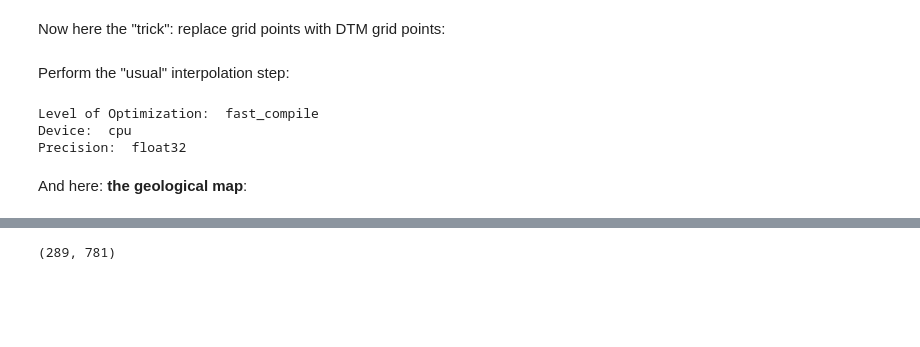
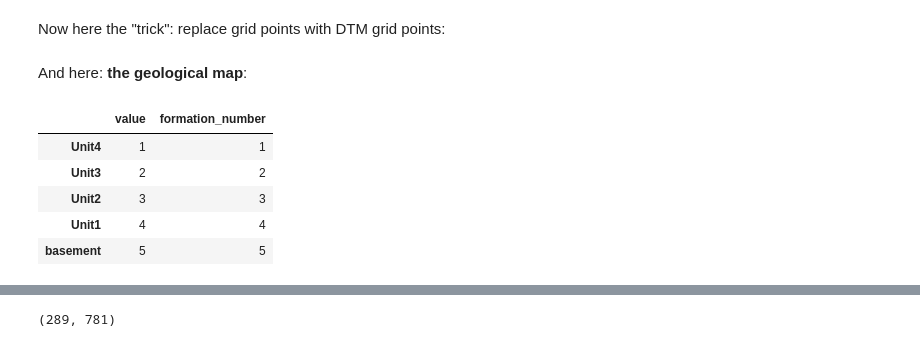
Before and after one commit to cgre-aachen/remote-geomod, a Jupyter notebook: notebooks/03_geological_modeling.ipynb, the cells around one changed output, grey strips where cells are left out. Cells and saved outputs as stored; diff of their text form; code cells hidden in the pictures; blank space fills up the shorter version.

```diff
--- a/notebooks/03_geological_modeling.ipynb
+++ b/notebooks/03_geological_modeling.ipynb
@@ -173,18 +175,19 @@ gp.set_series(geo_data, {"Default series": np.unique(geo_data.interfaces["format
 # %% [markdown]
 Now here the "trick": replace grid points with DTM grid points:
-# %%
-geo_data.grid.grid = points
-# %% [markdown]
-Perform the "usual" interpolation step:
 # %%
-interp_data = gp.InterpolatorInput(geo_data, dtype="float32")
-lith_block, fault_block = gp.compute_model(interp_data)
+#interp_data = gp.InterpolatorData(geo_data, dtype="float32")
+lith_block, fault_block = gp.compute_model_at(points, interp_data)
-# %% [output]
-Level of Optimization:  fast_compile
-Device:  cpu
-Precision:  float32
 # %% [markdown]
 And here: **the geological map**:
+# %%
+gp.get_data(geo_data, 'formations')
+# %% [output]
+|  | value | formation_number |
+| Unit4 | 1 | 1 |
+| Unit3 | 2 | 2 |
+| Unit2 | 3 | 3 |
+| Unit1 | 4 | 4 |
+| basement | 5 | 5 |
 # %%
 geo_map = lith_block[0].copy().reshape((271,339))
 # adjust scale
```
Also changed, not shown: parts of 21 cells of this notebook, 2 other files.
